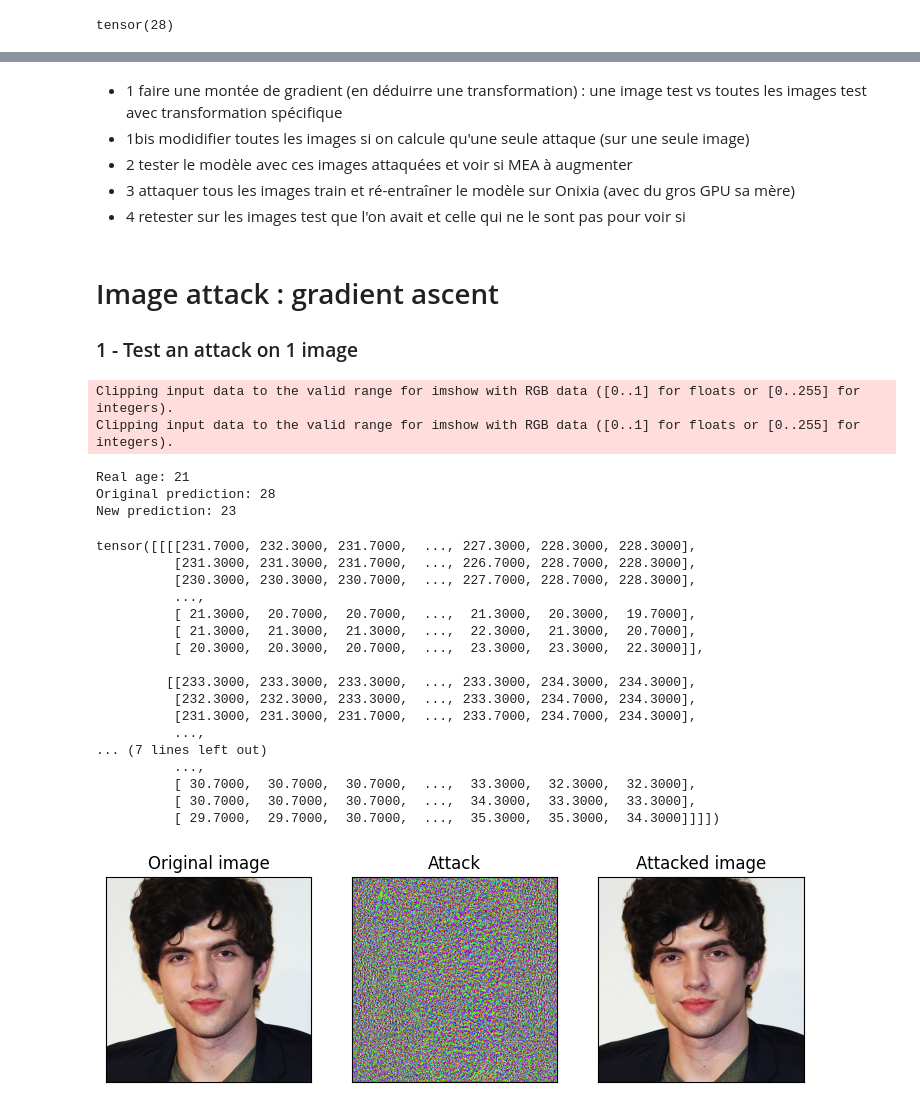
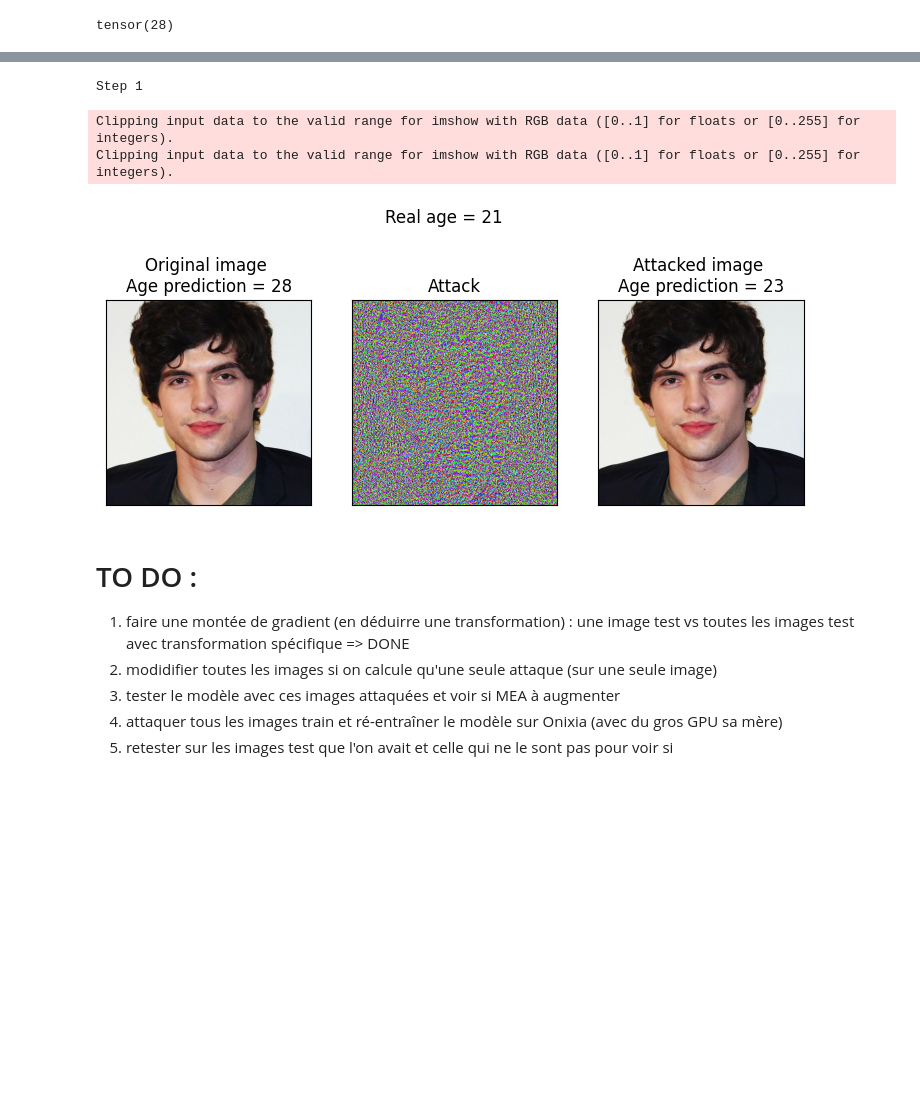
Before and after one commit to MaximeRCD/Project-age-estimation-pytorch, a Jupyter notebook: notebook_test_YN.ipynb, the cells around one changed output, grey strips where cells are left out. Cells and saved outputs as stored; diff of their text form; code cells hidden in the pictures; blank space fills up the shorter version.

```diff
--- a/notebook_test_YN.ipynb
+++ b/notebook_test_YN.ipynb
@@ -81,10 +369,15 @@ tensor(28)
+# %%
+whithe_box_transformation = WhiteBoxTransformation(model = model, epsilon= 0.1, min_age_diff = 0)
+attacked_image = whithe_box_transformation.compute_apply_white_box_attack(image_test_tensor, real_age=21, show = True)
+# %% [output]
+Step 1
+Clipping input data to the valid range for imshow with RGB data ([0..1] for floats or [0..255] for integers).
+Clipping input data to the valid range for imshow with RGB data ([0..1] for floats or [0..255] for integers).
+[figure, added]
 # %% [markdown]
-- 1  faire une montée de gradient (en déduirre une transformation) : une image test vs toutes les images test avec transformation spécifique
-- 1bis modidifier toutes les images si on calcule qu'une seule attaque (sur une seule image)
-- 2 tester le modèle avec ces images attaquées et voir si MEA à augmenter
-- 3 attaquer tous les images train et ré-entraîner le modèle sur Onixia (avec du gros GPU sa mère)
-- 4 retester sur les images test que l'on avait et celle qui ne le sont pas pour voir si
+# TO DO :
+1.  faire une montée de gradient (en déduirre une transformation) : une image test vs toutes les images test avec transformation spécifique => DONE
+1.  modidifier toutes les images si on calcule qu'une seule attaque (sur une seule image)
+2. tester le modèle avec ces images attaquées et voir si MEA à augmenter
+3. attaquer tous les images train et ré-entraîner le modèle sur Onixia (avec du gros GPU sa mère)
+4. retester sur les images test que l'on avait et celle qui ne le sont pas pour voir si
-# %% [markdown]
-# Image attack : gradient ascent
-
-### 1 - Test an attack on 1 image
@@ -250,27 +383,0 @@ im = image_attacked.get_image("test", "005616.jpg_face.jpg")
-# %%
-# Apply the attack on the same image
-image_attacked.apply_attack_to_image("test", "005616.jpg_face.jpg", verbose=True, show=True)
-# %% [output]
-Clipping input data to the valid range for imshow with RGB data ([0..1] for floats or [0..255] for integers).
-Clipping input data to the valid range for imshow with RGB data ([0..1] for floats or [0..255] for integers).
-Real age: 21
-Original prediction: 28
-New prediction: 23
-tensor([[[[231.7000, 232.3000, 231.7000,  ..., 227.3000, 228.3000, 228.3000],
-          [231.3000, 231.3000, 231.7000,  ..., 226.7000, 228.7000, 228.3000],
-          [230.3000, 230.3000, 230.7000,  ..., 227.7000, 228.7000, 228.3000],
-          ...,
-          [ 21.3000,  20.7000,  20.7000,  ...,  21.3000,  20.3000,  19.7000],
-          [ 21.3000,  21.3000,  21.3000,  ...,  22.3000,  21.3000,  20.7000],
-          [ 20.3000,  20.3000,  20.7000,  ...,  23.3000,  23.3000,  22.3000]],
-
-         [[233.3000, 233.3000, 233.3000,  ..., 233.3000, 234.3000, 234.3000],
-          [232.3000, 232.3000, 233.3000,  ..., 233.3000, 234.7000, 234.3000],
-          [231.3000, 231.3000, 231.7000,  ..., 233.7000, 234.7000, 234.3000],
-          ...,
-... (7 lines left out)
-          ...,
-          [ 30.7000,  30.7000,  30.7000,  ...,  33.3000,  32.3000,  32.3000],
-          [ 30.7000,  30.7000,  30.7000,  ...,  34.3000,  33.3000,  33.3000],
-          [ 29.7000,  29.7000,  30.7000,  ...,  35.3000,  35.3000,  34.3000]]]])
-[figure, removed]
```
Also changed, not shown: parts of 12 cells of this notebook.
